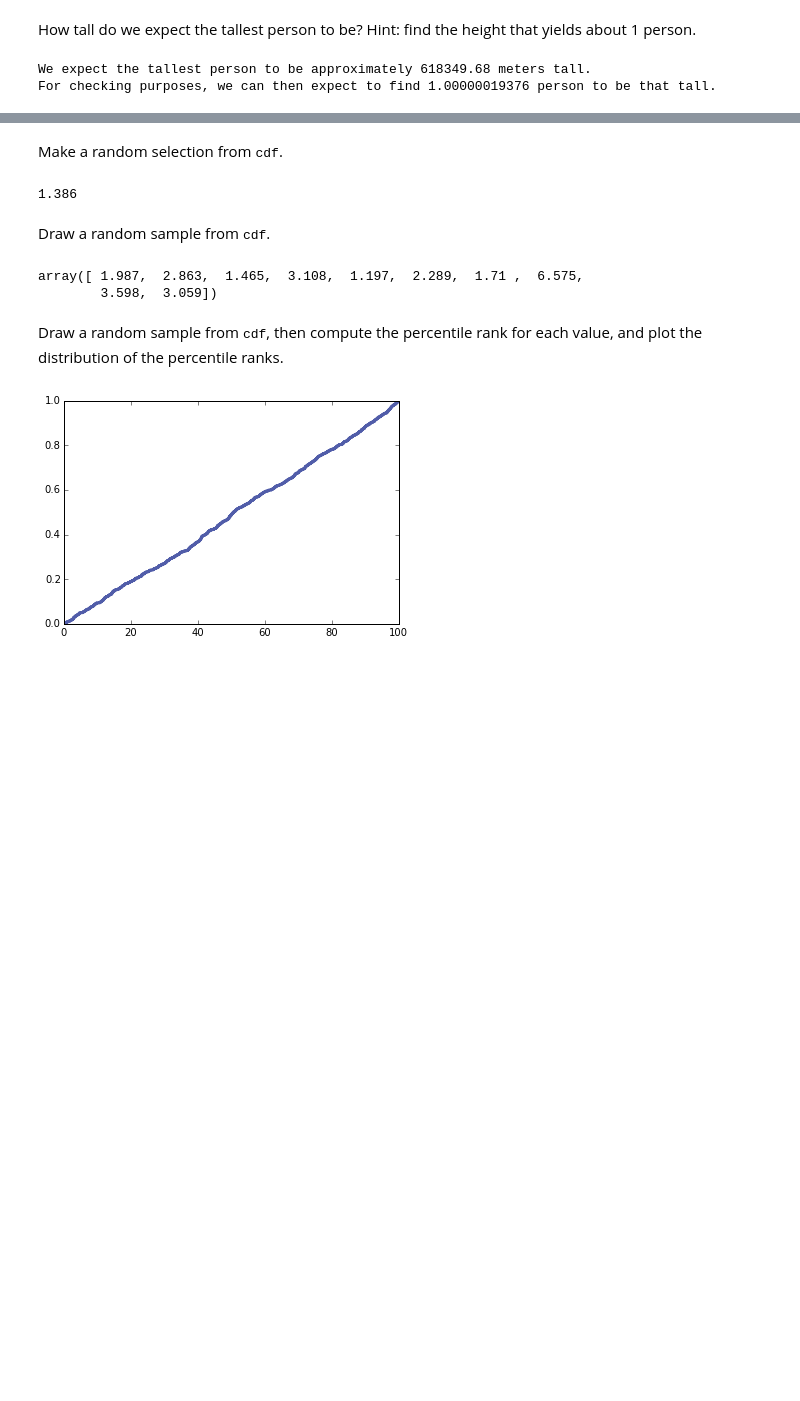
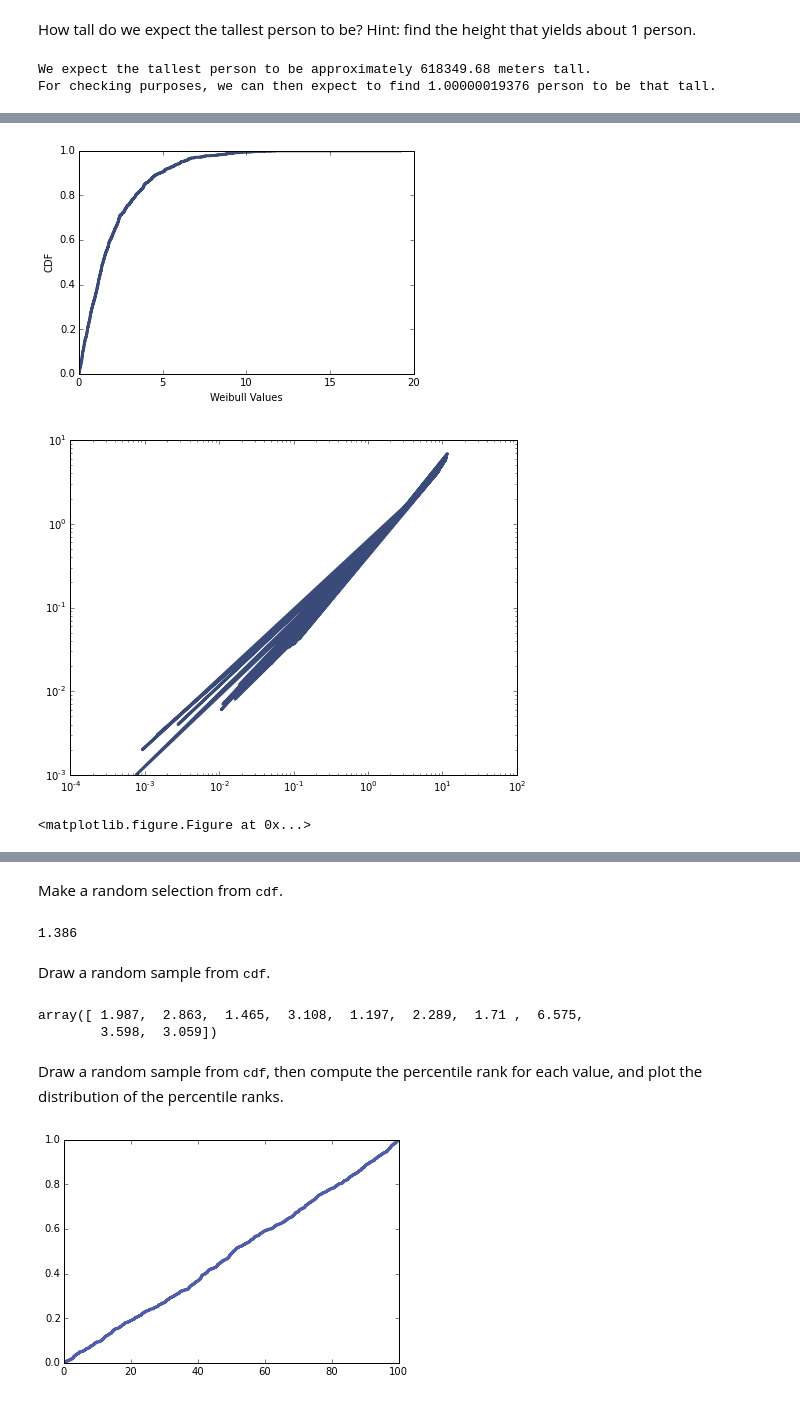
Before and after one commit to JPWS2013/ThinkStats2, a Jupyter notebook: code/chap05mine.ipynb, the cells around one changed output, grey strips where cells are left out. Saved outputs shown, nothing was run; the diff lists cells and outputs as text; code cells hidden in the pictures; blank space fills up the shorter version.

Commit message:
Committing changes made to chap05mine.ipynb
Updated weibull exercise, updated Allen's changes to the exercise
notebook

```diff
--- a/code/chap05mine.ipynb
+++ b/code/chap05mine.ipynb
@@ -102,0 +117,27 @@ thinkplot.Show(legend=False)
+# %%
+import random
+import math
+
+lam=2
+k=1
+wbull_dist=[random.weibullvariate(2,1) for _ in range(1000)]
+ys=[]
+xs=[]
+
+wbull_cdf=thinkstats2.Cdf(wbull_dist)
+
+for value in wbull_dist:
+    ccdf=(1-wbull_cdf.Prob(value))
+    if ccdf>0:
+        ys.append(-math.log(ccdf))
+        xs.append(value)
+
+thinkplot.Cdf(wbull_cdf)
+thinkplot.Show(legend=False, xlabel='Weibull Values', ylabel='CDF')
+
+thinkplot.Plot(xs, ys)
+thinkplot.Show(legend=False, yscale='log', xscale='log')
+# %% [output]
+[figure, added]
+[figure, added]
+<matplotlib.figure.Figure at 0x...>
```
Also changed, not shown: parts of 20 cells of this notebook.
